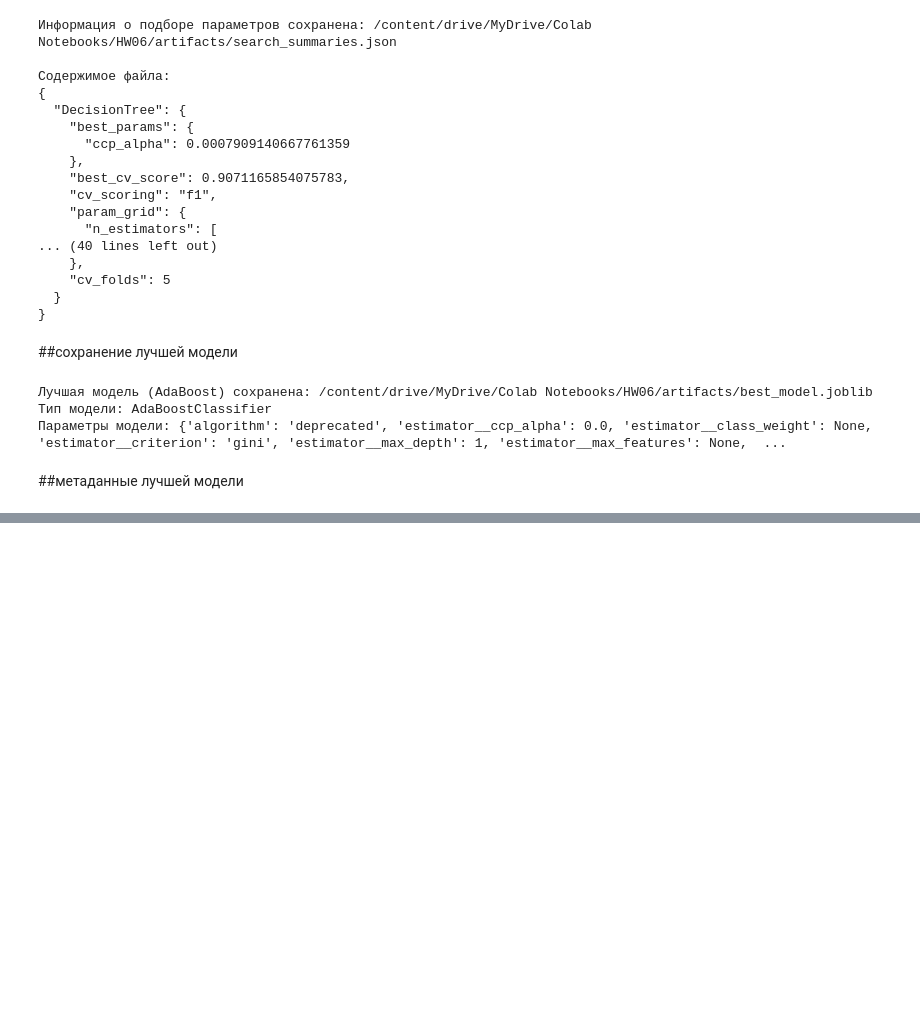
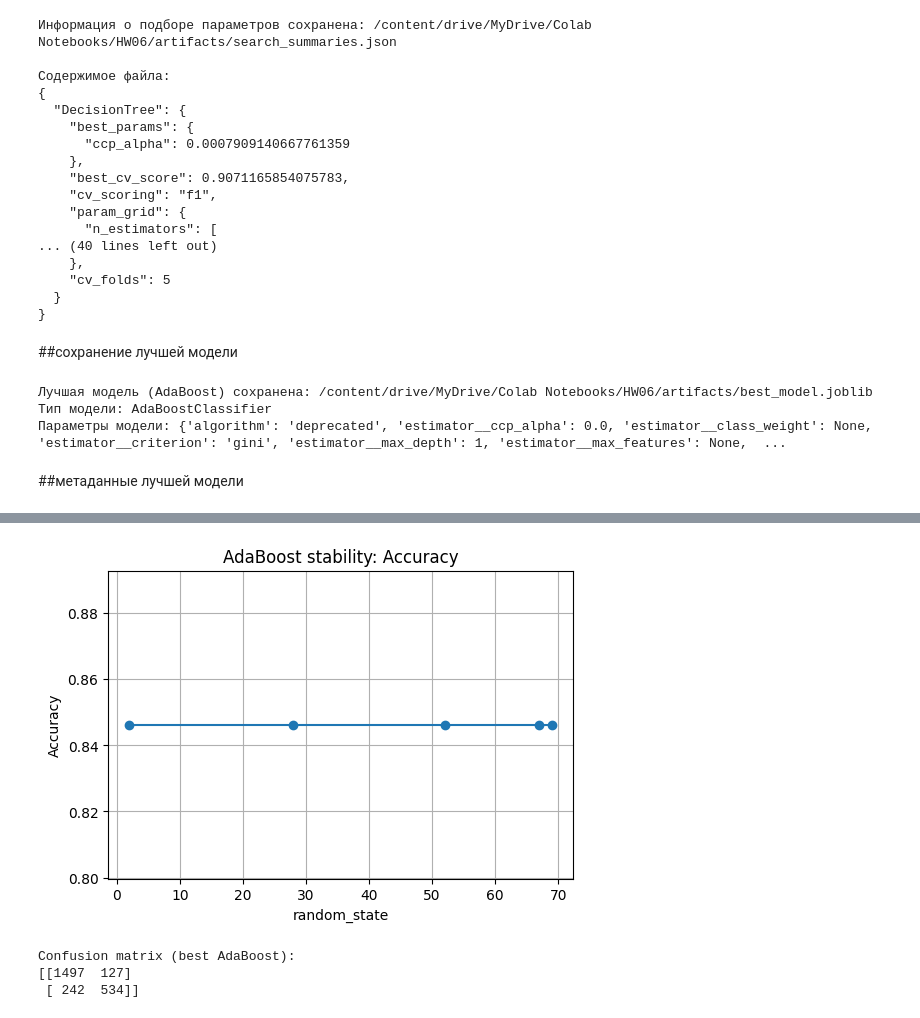
Before and after one commit to Dylan5242/Project_AIE, a Jupyter notebook: homeworks/HW06/HW06.ipynb, the cells around one changed output, grey strips where cells are left out. Saved outputs shown, nothing was run; the diff lists cells and outputs as text; code cells hidden in the pictures; blank space fills up the shorter version.

```diff
--- a/homeworks/HW06/HW06.ipynb
+++ b/homeworks/HW06/HW06.ipynb
@@ -1128,0 +1032,19 @@ Confusion Matrix сохранен: /content/drive/MyDrive/Colab Notebooks/HW06/a
+# %%
+plt.figure(figsize=(6, 4))
+plt.plot(df_stability["random_state"], df_stability["accuracy"], marker="o")
+plt.xlabel("random_state")
+plt.ylabel("Accuracy")
+plt.title("AdaBoost stability: Accuracy")
+plt.grid(True)
+plt.show()
+# %% [output]
+[figure, added]
+# %%
+y_pred = best_model.predict(X_test)
+
+print("Confusion matrix (best AdaBoost):")
+print(confusion_matrix(y_test, y_pred))
+# %% [output]
+Confusion matrix (best AdaBoost):
+[[1497  127]
+ [ 242  534]]
```
Also changed, not shown: parts of 24 cells of this notebook.
